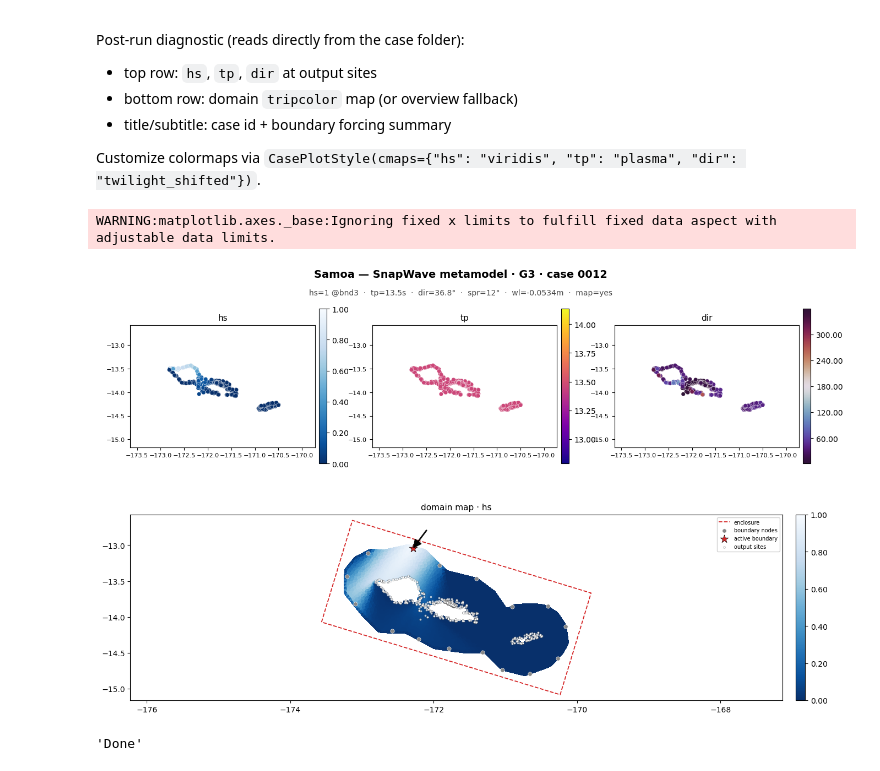
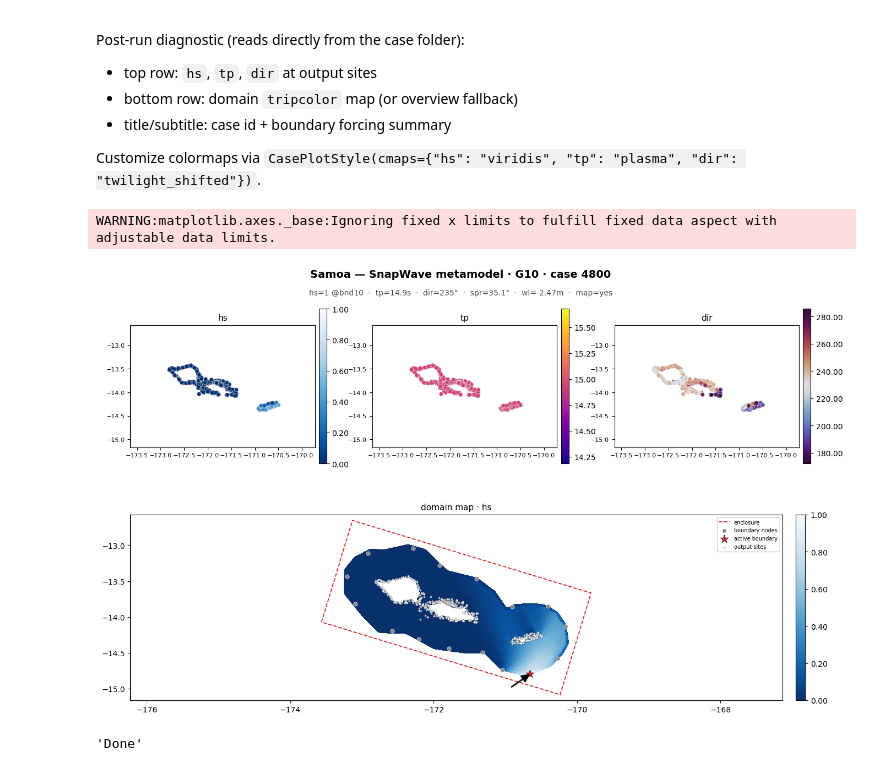
Before and after one commit to GeoOcean/HyGloW, a Jupyter notebook: Samoa/05_Metamodel_Cases_Generation.ipynb, the cells around one changed output. Cells and saved outputs as stored; diff of their text form; code cells hidden in the pictures.

```diff
--- a/Samoa/05_Metamodel_Cases_Generation.ipynb
+++ b/Samoa/05_Metamodel_Cases_Generation.ipynb
@@ -110,7 +131,7 @@ wrapper.build_cases(
     cases_name_format=lambda ctx: f"{ctx.get('goal'):02}/{ctx.get('case_num'):04}"
 )
 # %%
-# wrapper.run_cases_in_background(launcher="default", num_workers=2)
+wrapper.run_cases_in_background(launcher="default", num_workers=2)
 # %%
 wrapper.monitor_cases(value_counts="simple")
 # %% [output]
@@ -130,13 +151,13 @@ Customize colormaps via `CasePlotStyle(cmaps={"hs": "viridis", "tp": "plasma", "
 # %%
 from utils.viz.snapwave_case_plots import CasePlotStyle
 
 style = CasePlotStyle(
     cmaps={"hs": "viridis", "tp": "plasma", "dir": "twilight_shifted"}
 )
-wrapper.plot_case(goal=3, case_num=12, style=style);
+wrapper.plot_case(goal=10, case_num=4800, style=style);
 # %% [output]
 WARNING:matplotlib.axes._base:Ignoring fixed x limits to fulfill fixed data aspect with adjustable data limits.
-[figure, old version]
+[figure, new version]
 # %%
 wrapper.postprocess_cases()
 # %% [output]
```
Also changed, not shown: parts of 7 cells of this notebook, 6 other files.
